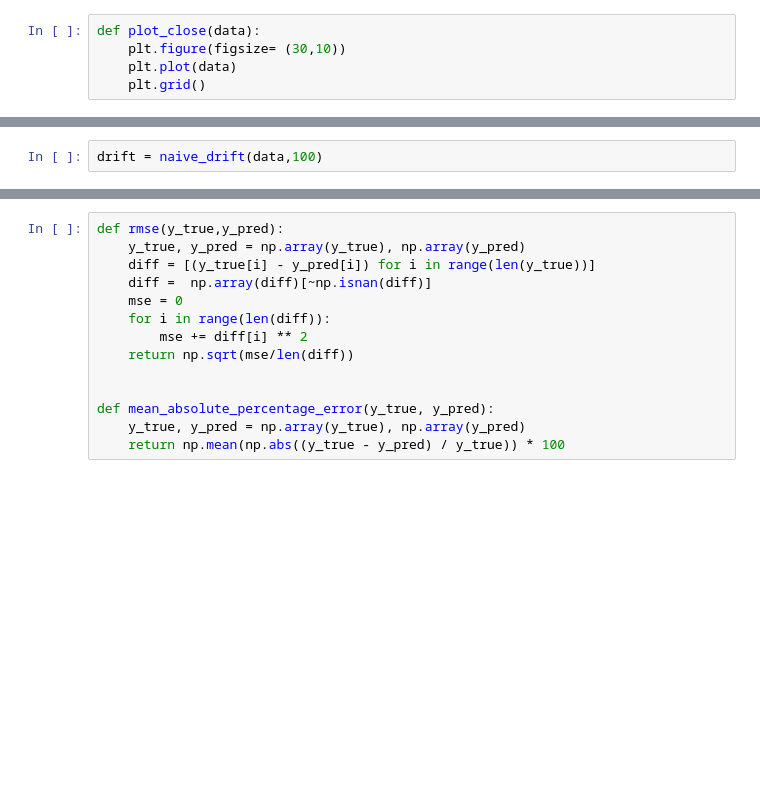
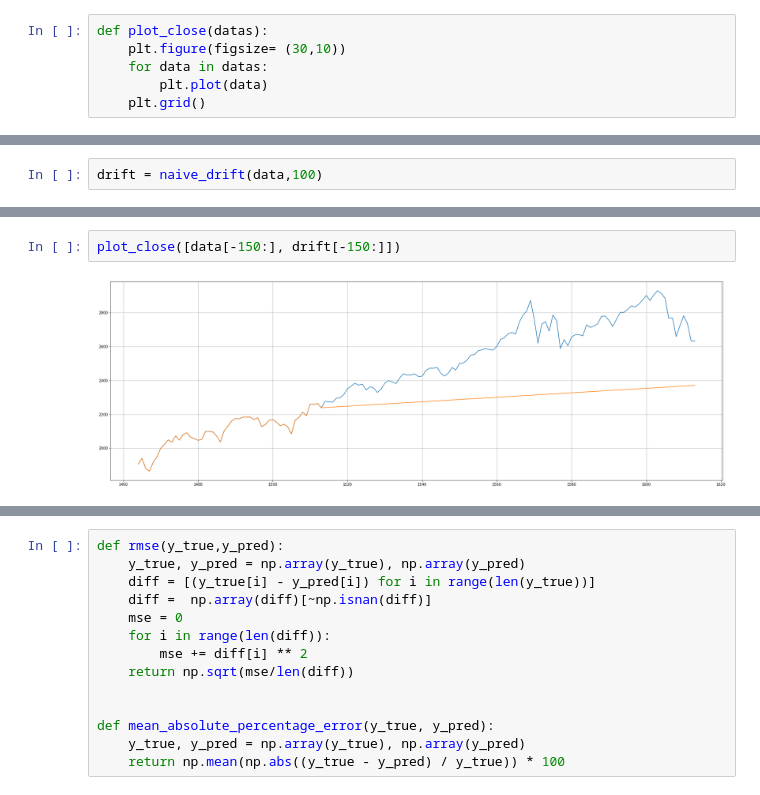
Before and after one commit to weiweiECNU/QBUS, a Jupyter notebook: qbus6840_19_2/assignment1/assignment1.ipynb, the cells around one changed output, grey strips where cells are left out. Saved outputs shown, nothing was run; the diff lists cells and outputs as text; blank space fills up the shorter version.

```diff
--- a/qbus6840_19_2/assignment1/assignment1.ipynb
+++ b/qbus6840_19_2/assignment1/assignment1.ipynb
@@ -10,8 +10,9 @@ date_parser = lambda dates: parser.parse(dates, dayfirst=True)
 data_time  = pd.read_csv("SP500_weekly_Jan1988_Nov2018.csv",parse_dates = ["Date"],
                          index_col='Date', date_parser=date_parser)
 # %%
-def plot_close(data):
+def plot_close(datas):
     plt.figure(figsize= (30,10))
-    plt.plot(data)
+    for data in datas:
+        plt.plot(data)
     plt.grid()
 # %%
@@ -139,0 +121,4 @@ plt.plot((data - drift)[-150:])
+# %%
+plot_close([data[-150:], drift[-150:]])
+# %% [output]
+[figure, added]
```
Also changed, not shown: parts of 17 cells of this notebook.
